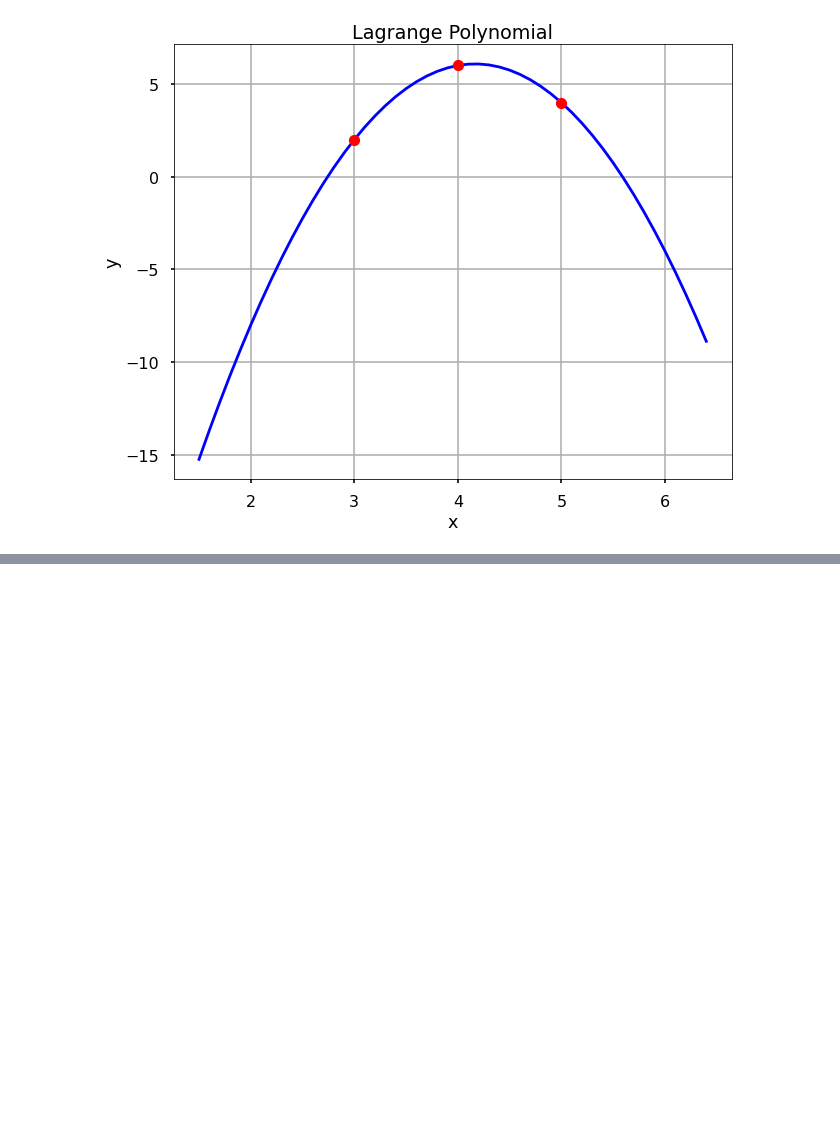
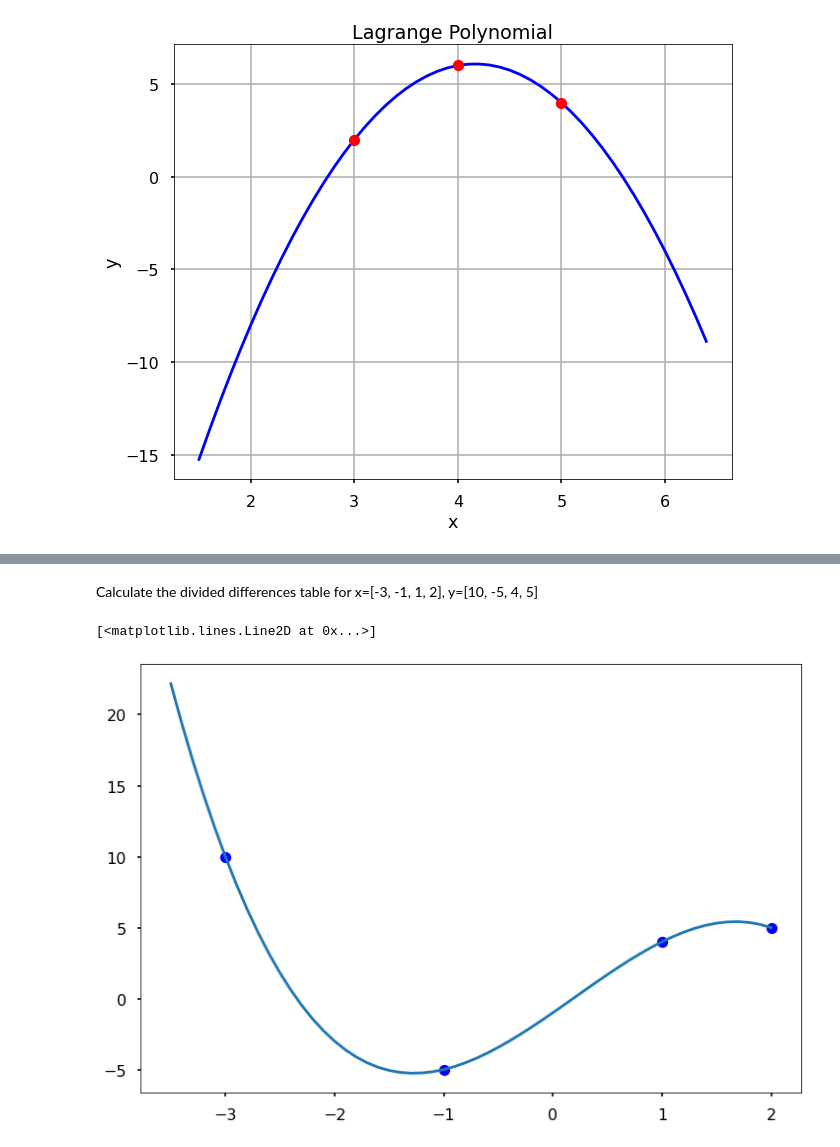
Before and after one commit to czambrano26/MAT-421, a Jupyter notebook: ModuleB_2.ipynb, the cells around one changed output, grey strips where cells are left out. Cells and saved outputs as stored; diff of their text form; code cells hidden in the pictures; blank space fills up the shorter version.

```diff
--- a/ModuleB_2.ipynb
+++ b/ModuleB_2.ipynb
@@ -88,0 +96,2 @@ plt.show()
+# %% [markdown]
+Calculate the divided differences table for x=[-3, -1, 1, 2], y=[10, -5, 4, 5]
@@ -88,0 +103,40 @@ plt.show()
+# %%
+# This function is used to calculate the divided differences table
+def divided_diff(x, y):
+  n = len(y)
+  coef = np.zeros([n, n])
+  coef[:,0] = y
+
+  for j in range(1,n):
+    for i in range(n-j):
+      coef[i][j] = \
+      (coef[i+1][j-1] - coef[i][j-1]) / (x[i+j]-x[i])
+
+  return coef
+# %%
+# This function evaluates the Newton polynomial at x
+def newton_poly(coef, x_data, x):
+  n = len(x_data) - 1
+  p = coef[n]
+
+  for k in range(1,n+1):
+    p = coef[n-k] + (x -x_data[n-k])*p
+
+  return p
+# %%
+x = np.array([-3, -1, 1, 2])
+y = np.array([10, -5, 4, 5])
+
+# Get the divided difference coefficient
+a_s = divided_diff(x, y)[0, :]
+
+# Evaluate on new data points
+x_new = np.arange(-3.5, 2.1, .1)
+y_new = newton_poly(a_s, x, x_new)
+
+plt.figure(figsize = (12, 8))
+plt.plot(x, y, 'bo')
+plt.plot(x_new, y_new)
+# %% [output]
+[<matplotlib.lines.Line2D at 0x...>]
+[figure, added]
```
Also changed, not shown: parts of 4 cells of this notebook.
